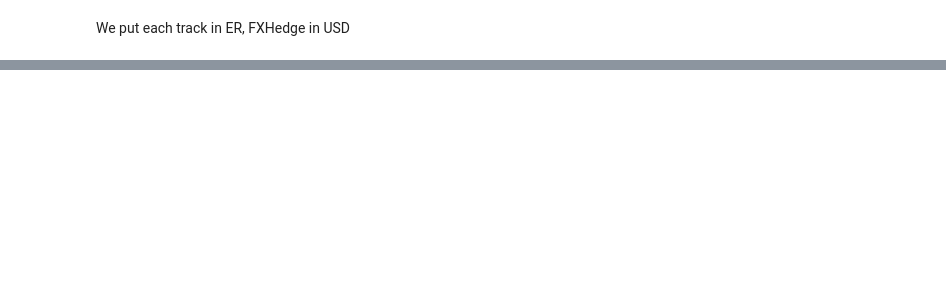
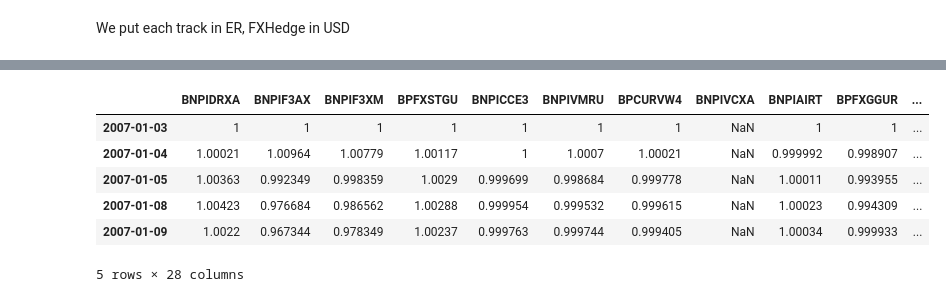
Before and after one commit to gwigniolle/Hedge-Fund-Replication, a Jupyter notebook: Data processing.ipynb, the cells around one changed output, grey strips where cells are left out. Cells and saved outputs as stored; diff of their text form; code cells hidden in the pictures; blank space fills up the shorter version.

```diff
--- a/Data processing.ipynb
+++ b/Data processing.ipynb
@@ -72,0 +92,10 @@ dtype: float64
+# %%
+risk_premia_fx.head()
+# %% [output]
+|  | BNPIDRXA | BNPIF3AX | BNPIF3XM | BPFXSTGU | BNPICCE3 | BNPIVMRU | BPCURVW4 | BNPIVCXA | BNPIAIRT | BPFXGGUR | ... |
+| 2007-01-03 | 1 | 1 | 1 | 1 | 1 | 1 | 1 | NaN | 1 | 1 | ... |
+| 2007-01-04 | 1.00021 | 1.00964 | 1.00779 | 1.00117 | 1 | 1.0007 | 1.00021 | NaN | 0.999992 | 0.998907 | ... |
+| 2007-01-05 | 1.00363 | 0.992349 | 0.998359 | 1.0029 | 0.999699 | 0.998684 | 0.999778 | NaN | 1.00011 | 0.993955 | ... |
+| 2007-01-08 | 1.00423 | 0.976684 | 0.986562 | 1.00288 | 0.999954 | 0.999532 | 0.999615 | NaN | 1.00023 | 0.994309 | ... |
+| 2007-01-09 | 1.0022 | 0.967344 | 0.978349 | 1.00237 | 0.999763 | 0.999744 | 0.999405 | NaN | 1.00034 | 0.999933 | ... |
+5 rows × 28 columns
```
Also changed, not shown: parts of 9 cells of this notebook.
